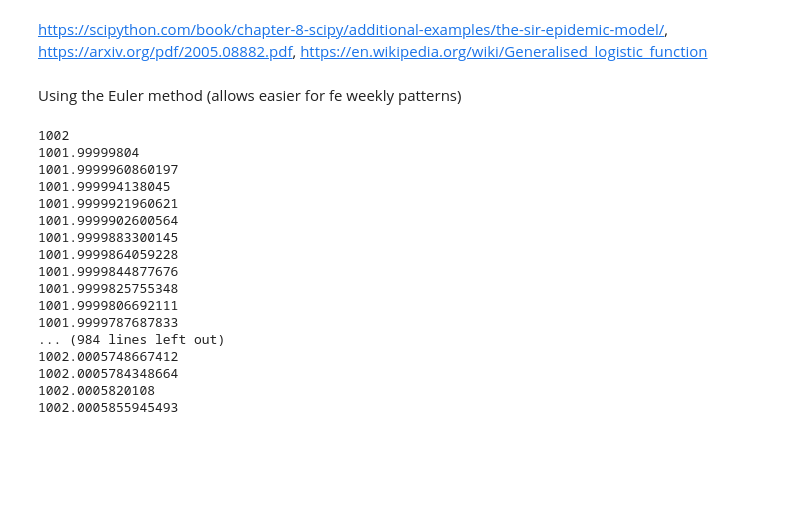
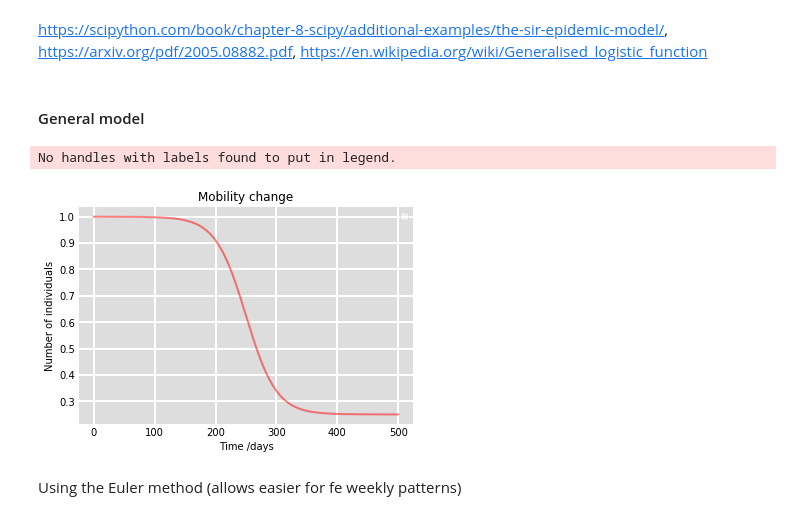
Before and after one commit to mihaighidoveanu/covid19, a Jupyter notebook: SEIRModelOTHERPAPER.ipynb, the cells around one changed output. Cells and saved outputs as stored; diff of their text form; code cells hidden in the pictures; blank space fills up the shorter version.

```diff
--- a/SEIRModelOTHERPAPER.ipynb
+++ b/SEIRModelOTHERPAPER.ipynb
@@ -93,5 +85,7 @@ dataframes[0].head()
 # %% [markdown]
 https://scipython.com/book/chapter-8-scipy/additional-examples/the-sir-epidemic-model/,
 https://arxiv.org/pdf/2005.08882.pdf, https://en.wikipedia.org/wiki/Generalised_logistic_function
+# %% [markdown]
+#### General model
 # %%
 # Real parameters
@@ -124,4 +118,26 @@ Ru0 = 0
 Du0= 0
 S0 = N - I0 - P0 - R0 - E0 - D0 - Iu0 - Ru0 - Du0
 y0 = S0, E0, I0, P0, R0, D0, Iu0, Ru0, Du0
+# %%
+x = t
+fig = plt.figure(facecolor='w')
+ax = fig.add_subplot(111, facecolor='#dddddd', axisbelow=True)
+sigma = (1 + (0.25-1)/(1 + np.exp(-(1/25*(t-(days/2))))))
+ax.plot(x, sigma, 'r', alpha=0.5, lw=2)
+
+ax.set_xlabel('Time /days')
+ax.set_ylabel('Number of individuals')
+ax.set_title('Mobility change')
+# ax.set_ylim(0,1.2)
+ax.yaxis.set_tick_params(length=0)
+ax.xaxis.set_tick_params(length=0)
+ax.grid(b=True, which='major', c='w', lw=2, ls='-')
+legend = ax.legend()
+legend.get_frame().set_alpha(0.5)
+for spine in ('top', 'right', 'bottom', 'left'):
+    ax.spines[spine].set_visible(False)
+plt.show()
+# %% [output]
+No handles with labels found to put in legend.
+[figure, added]
 # %%
@@ -169,27 +185,6 @@ def euler(f,y0,a,b,h, S, E, I, P, R, D, Iu, Ru, Du, adjust=False):
 y = y0
 S, E, I, P, R, D, Iu, Ru, Du = [S0], [E0], [I0], [P0], [R0], [D0], [Iu0], [Ru0], [Du0]
 S, E, I, P, R, D, Iu, Ru, Du = euler(deriv,y,0,days,0.01, S, E, I, P, R, D, Iu, Ru, Du)
-# %%
-for i in range(1000):
-    print(S[i]+E[i]+I[i]+P[i]+R[i]+D[i]+Iu[i]+Ru[i]+Du[i])
-# %% [output]
-1002
-1001.99999804
-1001.9999960860197
-1001.999994138045
-1001.9999921960621
-1001.9999902600564
-1001.9999883300145
-1001.9999864059228
-1001.9999844877676
-1001.9999825755348
-1001.9999806692111
-1001.9999787687833
-... (984 lines left out)
-1002.0005748667412
-1002.0005784348664
-1002.0005820108
-1002.0005855945493
 # %%
 x = np.linspace(0, len(S), len(S))/days
 fig = plt.figure(facecolor='w')
```
Also changed, not shown: parts of 23 cells of this notebook, 2 other files.
